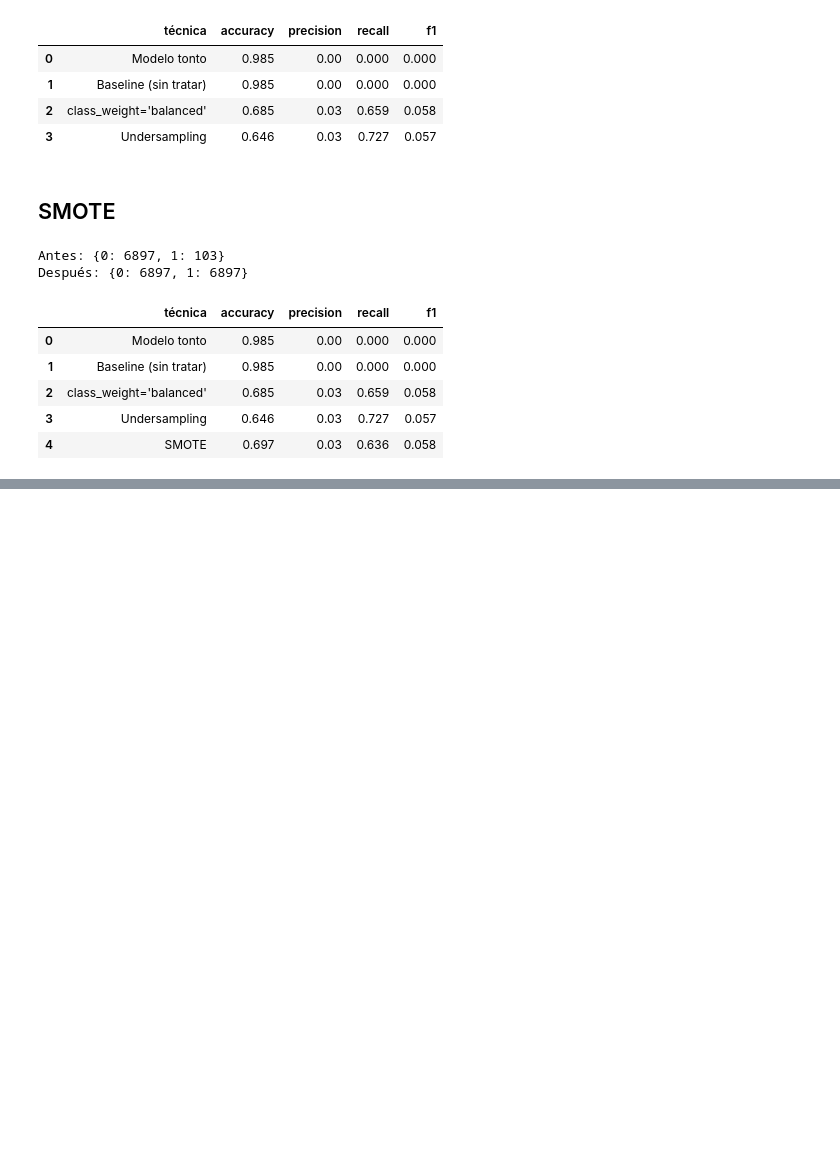
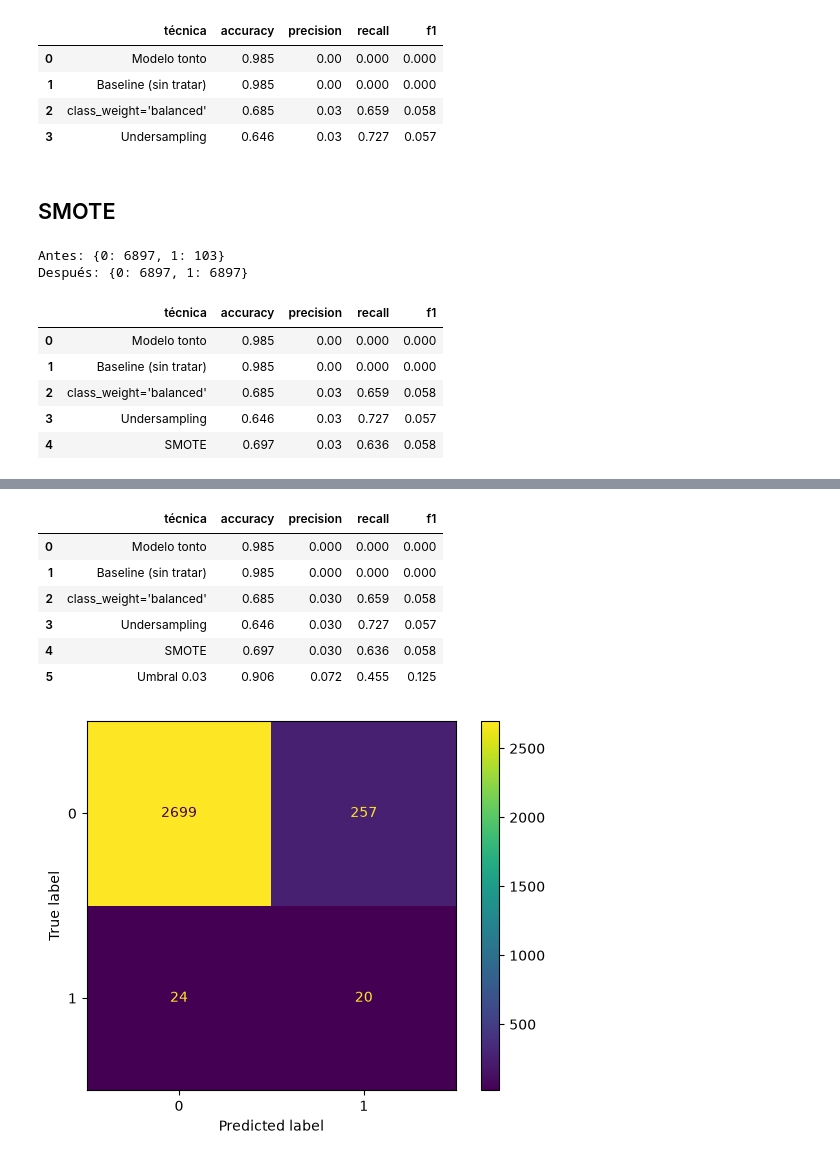
Before and after one commit to esrakesken/pildora-datos-desbalanceados, a Jupyter notebook: notebooks/01-demo.ipynb, the cells around one changed output, grey strips where cells are left out. Drawn from its saved outputs; the diff is of its cells as text; code cells hidden in the pictures; blank space fills up the shorter version.

```diff
--- a/notebooks/01-demo.ipynb
+++ b/notebooks/01-demo.ipynb
@@ -121,0 +124,15 @@ Después: {0: 6897, 1: 6897}
+# %%
+proba = modelo.predict_proba(X_test)[:, 1]   # probabilidad de "fraude" del modelo baseline
+print("Probabilidad máxima:", proba.max().round(3))
+
+filas = []
+for t in [0.5, 0.2, 0.1, 0.05, 0.03, 0.02]:
+    y_t = (proba >= t).astype(int)
+    filas.append({
+        "umbral": t,
+        "alarmas": y_t.sum(),
+        "precision": precision_score(y_test, y_t, zero_division=0),
+        "recall": recall_score(y_test, y_t),
+        "f1": f1_score(y_test, y_t),
+    })
+pd.DataFrame(filas).round(3)
@@ -121,0 +148,13 @@ Después: {0: 6897, 1: 6897}
+# %%
+y_pred_t = (proba >= 0.03).astype(int)
+ConfusionMatrixDisplay.from_predictions(y_test, y_pred_t)
+evaluar("Umbral 0.03", y_test, y_pred_t)
+# %% [output]
+|  | técnica | accuracy | precision | recall | f1 |
+| 0 | Modelo tonto | 0.985 | 0.000 | 0.000 | 0.000 |
+| 1 | Baseline (sin tratar) | 0.985 | 0.000 | 0.000 | 0.000 |
+| 2 | class_weight='balanced' | 0.685 | 0.030 | 0.659 | 0.058 |
+| 3 | Undersampling | 0.646 | 0.030 | 0.727 | 0.057 |
+| 4 | SMOTE | 0.697 | 0.030 | 0.636 | 0.058 |
+| 5 | Umbral 0.03 | 0.906 | 0.072 | 0.455 | 0.125 |
+[figure, added]
```
Also changed, not shown: parts of 2 cells of this notebook.
